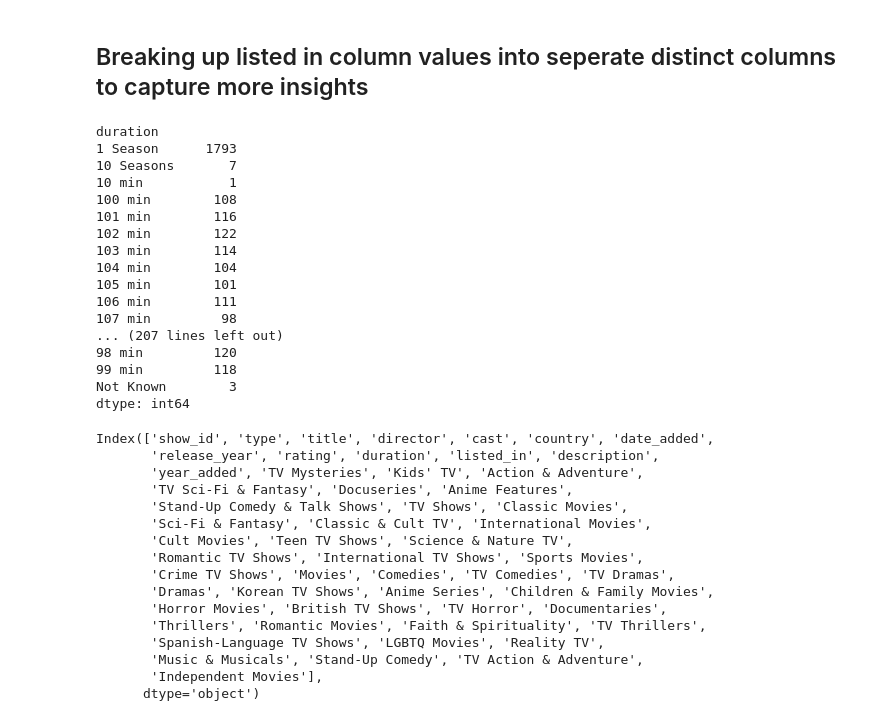
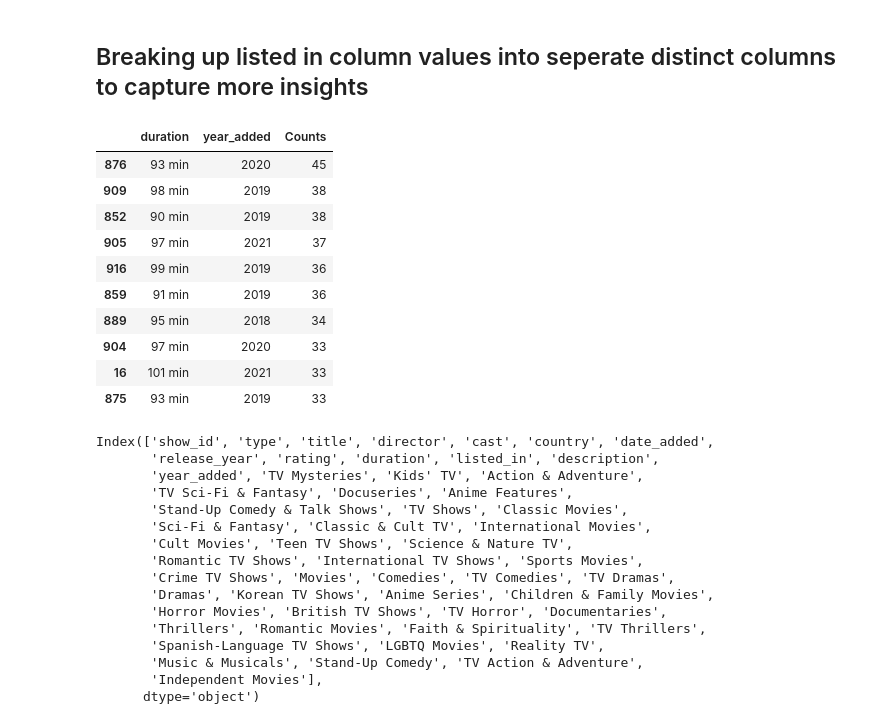
Before and after one commit to nikhilbansal23/NetflixDataAnalysis, a Jupyter notebook: NetflixDataAnalysis.ipynb, the cells around one changed output. Drawn from its saved outputs; the diff is of its cells as text; code cells hidden in the pictures.

```diff
--- a/NetflixDataAnalysis.ipynb
+++ b/NetflixDataAnalysis.ipynb
@@ -248,25 +248,23 @@ for index, row in df.iterrows():
 
 # Concatenate the dummy variables with the original DataFrame
 df = pd.concat([df, dummy_df], axis=1)
-# %%
-grouped_counts = df.groupby('duration').size()
-grouped_counts
-# %% [output]
-duration
-1 Season      1793
-10 Seasons       7
-10 min           1
-100 min        108
-101 min        116
-102 min        122
-103 min        114
-104 min        104
-105 min        101
-106 min        111
-107 min         98
-... (207 lines left out)
-98 min         120
-99 min         118
-Not Known        3
-dtype: int64
+# %%
+content_filter = df[df['type'] == 'Movie']
+# %%
+grouped_counts = content_filter.groupby(['duration','year_added']).size().reset_index()
+grouped_counts = grouped_counts.rename(columns={0: 'Counts'})
+grouped_counts = grouped_counts.sort_values(by = 'Counts',ascending=False)
+grouped_counts.head(10)
+# %% [output]
+|  | duration | year_added | Counts |
+| 876 | 93 min | 2020 | 45 |
+| 909 | 98 min | 2019 | 38 |
+| 852 | 90 min | 2019 | 38 |
+| 905 | 97 min | 2021 | 37 |
+| 916 | 99 min | 2019 | 36 |
+| 859 | 91 min | 2019 | 36 |
+| 889 | 95 min | 2018 | 34 |
+| 904 | 97 min | 2020 | 33 |
+| 16 | 101 min | 2021 | 33 |
+| 875 | 93 min | 2019 | 33 |
 # %%
```
Also changed, not shown: parts of 3 cells of this notebook.
